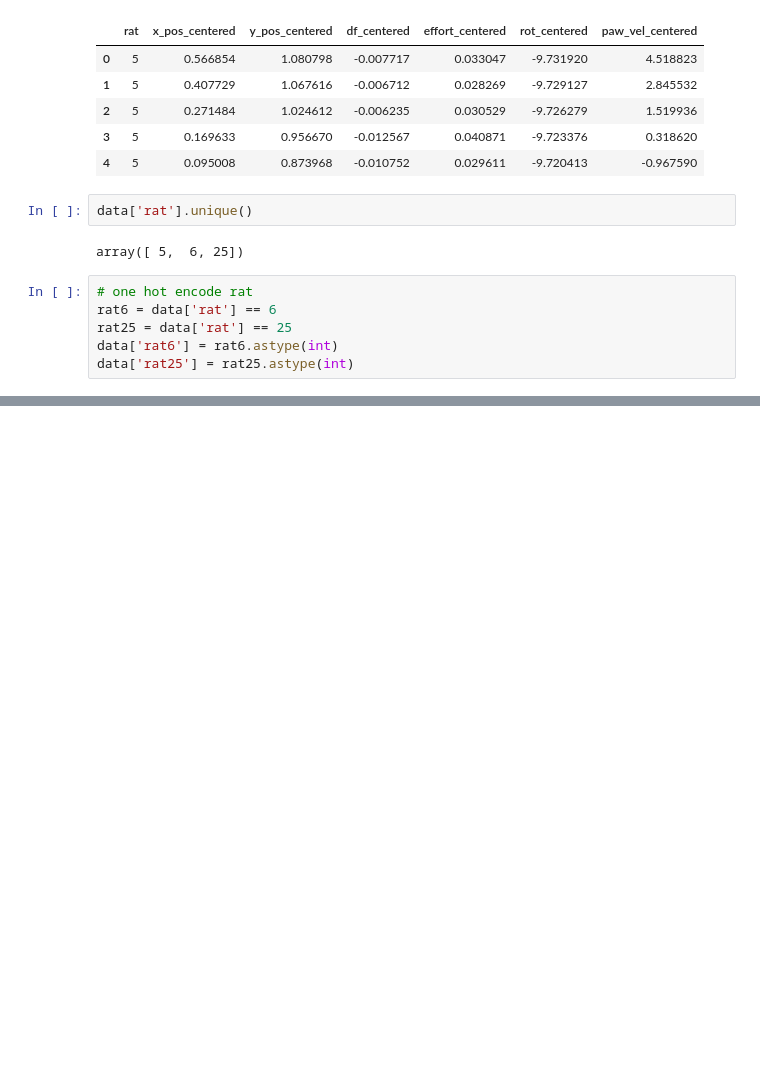
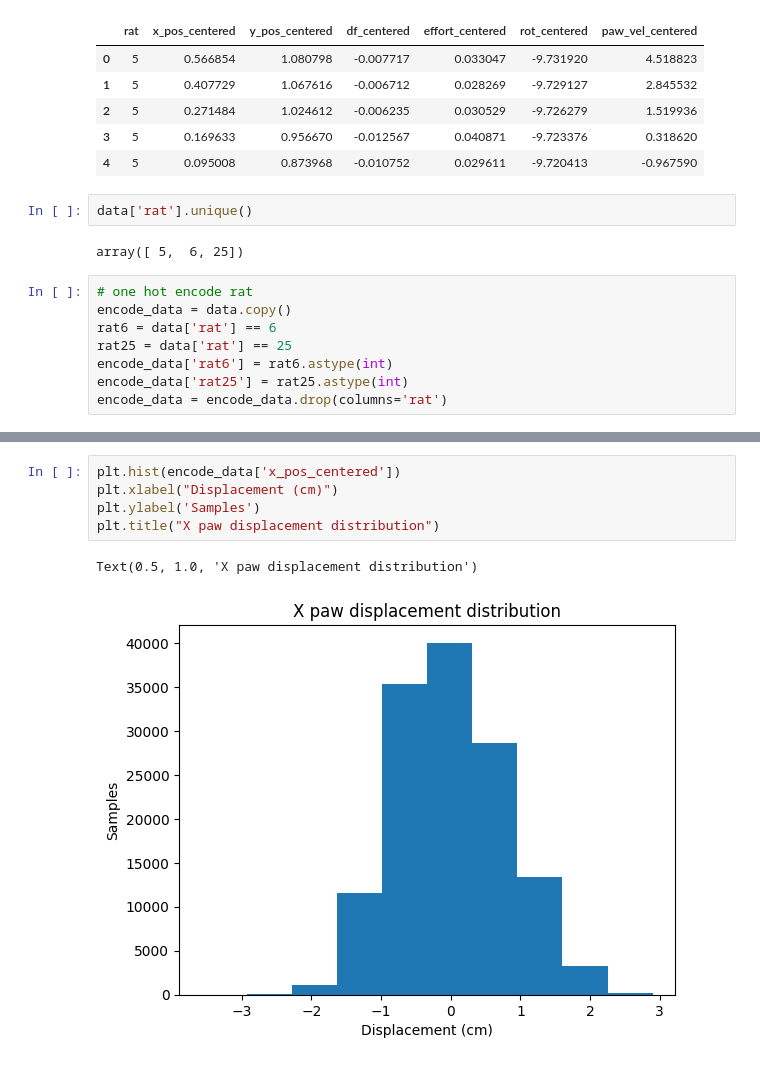
Before and after one commit to Audrey-White324/ista-421-final-project, a Jupyter notebook: white_data_exploration.ipynb, the cells around one changed output, grey strips where cells are left out. Saved outputs shown, nothing was run; the diff lists cells and outputs as text; blank space fills up the shorter version.

Commit message:
Added more data exploration

```diff
--- a/white_data_exploration.ipynb
+++ b/white_data_exploration.ipynb
@@ -33,7 +33,9 @@ data['rat'].unique()
 array([ 5,  6, 25])
 # %%
 # one hot encode rat
+encode_data = data.copy()
 rat6 = data['rat'] == 6
 rat25 = data['rat'] == 25
-data['rat6'] = rat6.astype(int)
-data['rat25'] = rat25.astype(int)
+encode_data['rat6'] = rat6.astype(int)
+encode_data['rat25'] = rat25.astype(int)
+encode_data = encode_data.drop(columns='rat')
@@ -39,0 +63,8 @@ data['rat25'] = rat25.astype(int)
+# %%
+plt.hist(encode_data['x_pos_centered'])
+plt.xlabel("Displacement (cm)")
+plt.ylabel('Samples')
+plt.title("X paw displacement distribution")
+# %% [output]
+Text(0.5, 1.0, 'X paw displacement distribution')
+[figure, added]
```
Also changed, not shown: parts of 9 cells of this notebook.
